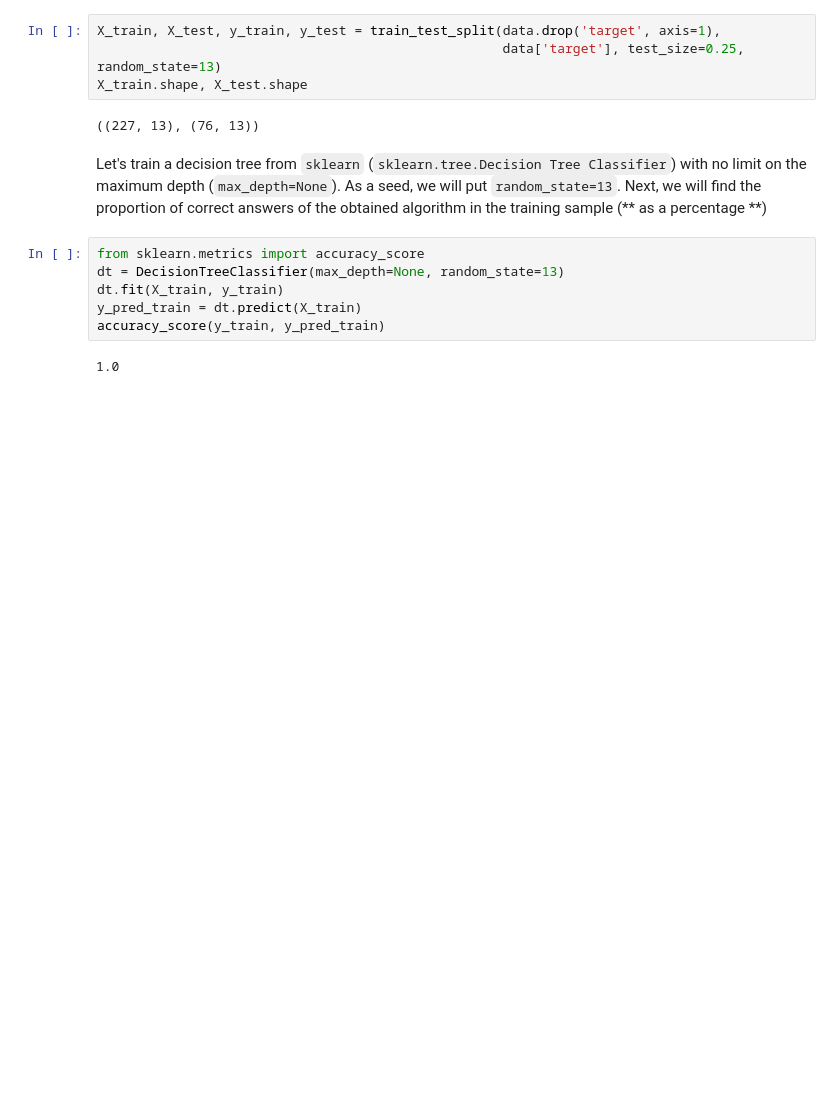
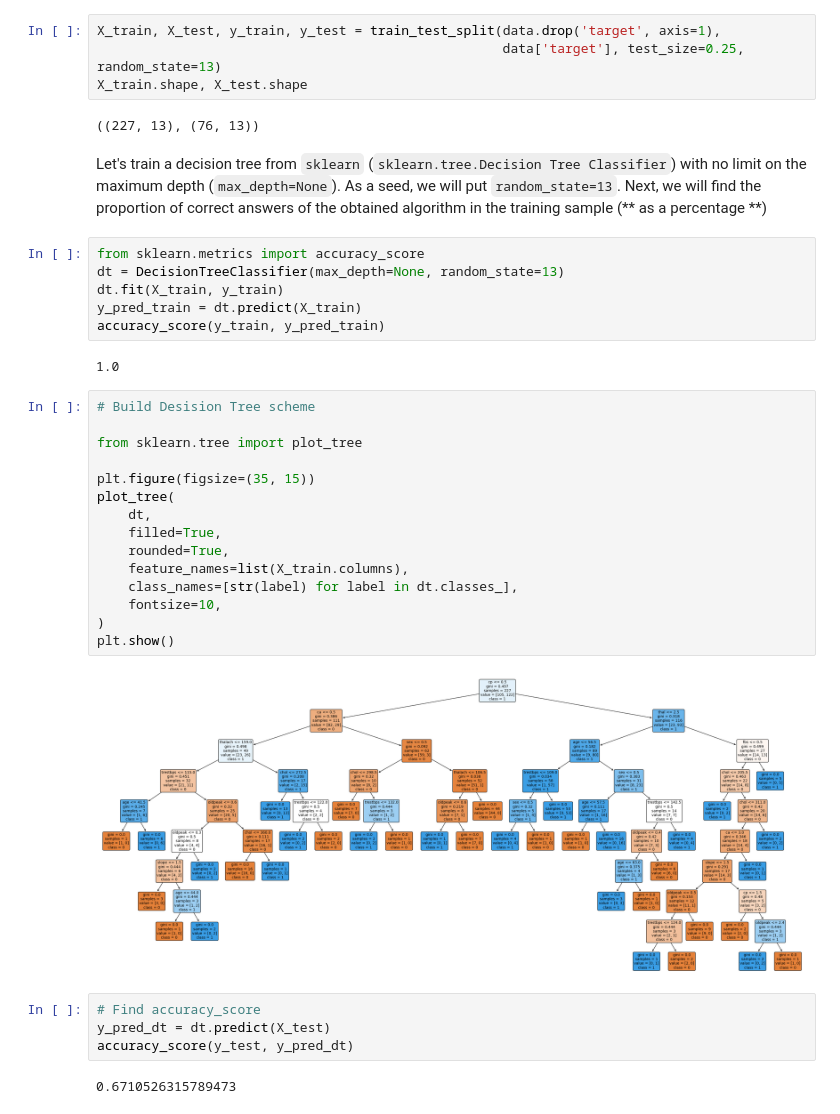
Before and after one commit to SergeyHSE/DesisionTree.github.io, a Jupyter notebook: DesisionTree.ipynb, the cells around one changed output. Cells and saved outputs as stored; diff of their text form; blank space fills up the shorter version.

```diff
--- a/DesisionTree.ipynb
+++ b/DesisionTree.ipynb
@@ -46,3 +46,26 @@ y_pred_train = dt.predict(X_train)
 accuracy_score(y_train, y_pred_train)
 # %% [output]
 1.0
+# %%
+# Build Desision Tree scheme
+
+from sklearn.tree import plot_tree
+
+plt.figure(figsize=(35, 15))
+plot_tree(
+    dt,
+    filled=True,
+    rounded=True,
+    feature_names=list(X_train.columns),
+    class_names=[str(label) for label in dt.classes_],
+    fontsize=10,
+)
+plt.show()
+# %% [output]
+[figure, added]
+# %%
+# Find accuracy_score
+y_pred_dt = dt.predict(X_test)
+accuracy_score(y_test, y_pred_dt)
+# %% [output]
+0.6710526315789473
```
